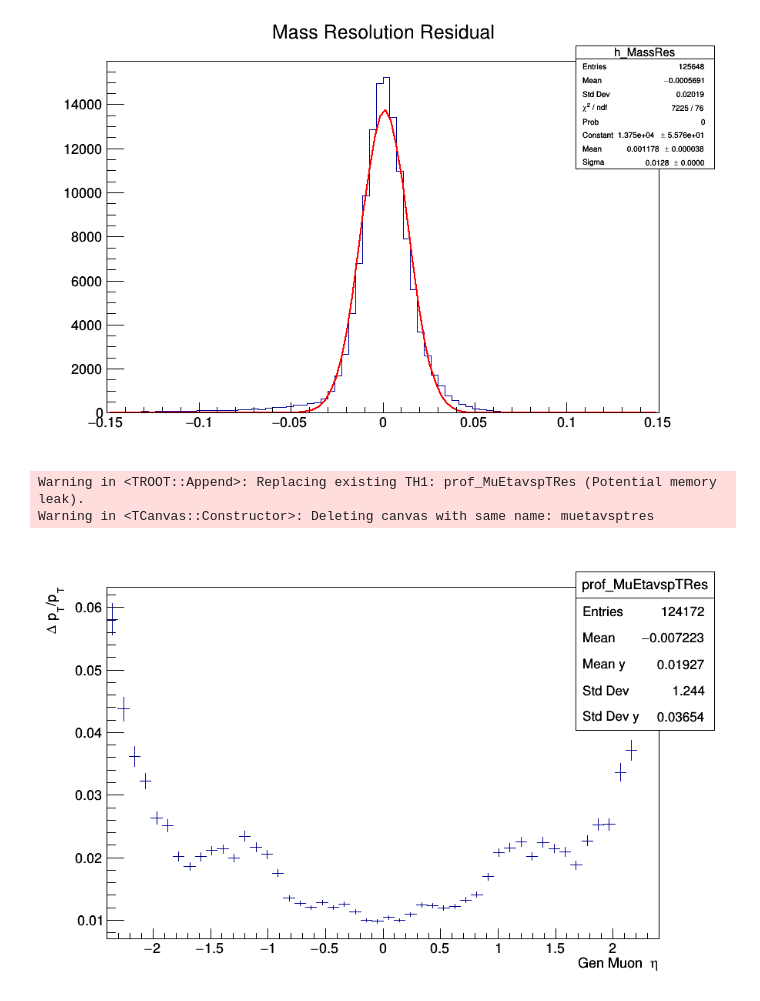
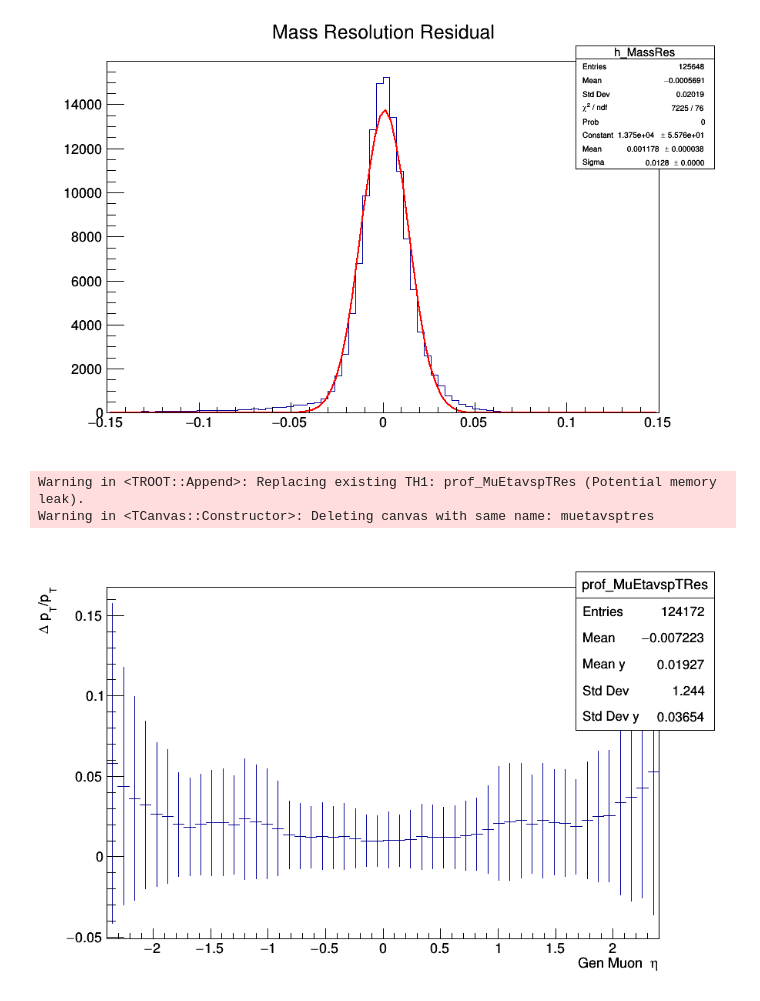
Before and after one commit to Taiantuia/MuonHATSatLPC2020, a Jupyter notebook: Exercise-2-Muon-momentum-scale-and-resolution-corrections.ipynb, the cells around one changed output. Cells and saved outputs as stored; diff of their text form; code cells hidden in the pictures.

```diff
--- a/Exercise-2-Muon-momentum-scale-and-resolution-corrections.ipynb
+++ b/Exercise-2-Muon-momentum-scale-and-resolution-corrections.ipynb
@@ -17,6 +18,6 @@ import roccor
 # %%
-#events=uproot.open('/cms/store/user/hats/Muon/DYJetsToMuMu_M-50_TuneCP5_13TeV-madgraphMLM-pythia8.root')['Events']
-file=uproot.open('~/Downloads/DYJetsToMuMu_M-50_TuneCP5_13TeV-madgraphMLM-pythia8.root')['Events']
+file=uproot.open('/cms/store/user/hats/Muon/DYJetsToMuMu_M-50_TuneCP5_13TeV-madgraphMLM-pythia8.root')['Events']
+#file=uproot.open('~/Downloads/DYJetsToMuMu_M-50_TuneCP5_13TeV-madgraphMLM-pythia8.root')['Events']
 # %%
 muon=ak.JaggedArray.zip(muon_pt=file.array('Muon_pt'), muon_eta= file.array('Muon_eta'), muon_phi= file.array('Muon_phi'),
                         muon_isglobal= file.array('Muon_isGlobal'), muon_istracker= file.array('Muon_isTracker'),
@@ -353,7 +342,7 @@ Error in <TFitResultPtr>: TFitResult is empty - use the fit option S
 Error in <TFitResultPtr>: TFitResult is empty - use the fit option S
 [figure]
 # %%
-prof_MuEtavspTRes = ROOT.TProfile("prof_MuEtavspTRes",";Gen Muon #eta;#Delta p_{T}/p_{T}",50,-2.4,2.4,0,1)
+prof_MuEtavspTRes = ROOT.TProfile("prof_MuEtavspTRes",";Gen Muon #eta;#Delta p_{T}/p_{T}",50,-2.4,2.4,0,1,'s')
 for ptres, eta in zip(pt_res, two_gen_muon_p4.eta.flatten()):
     prof_MuEtavspTRes.Fill(eta, ptres, 1)
 c8 = ROOT.TCanvas("muetavsptres","",900,600)
@@ -366,5 +353,5 @@ Warning in <TCanvas::Constructor>: Deleting canvas with same name: muetavsptres
 # %%
-prof_MupTvspTRes = ROOT.TProfile("prof_MupTvspTRes",";Gen Muon p_{T} [GeV];#Delta p_{T}/p_{T}",25,20,100,0,1)
+prof_MupTvspTRes = ROOT.TProfile("prof_MupTvspTRes",";Gen Muon p_{T} [GeV];#Delta p_{T}/p_{T}",25,20,100,0,1,'s')
 for ptres, pt in zip(pt_res, two_gen_muon_p4.pt.flatten()):
     prof_MupTvspTRes.Fill(pt, ptres, 1)
 c9 = ROOT.TCanvas("muptvsptres","",900,600)
@@ -385,5 +381,5 @@ Warning in <TCanvas::Constructor>: Deleting canvas with same name: muptvsptres
 # %%
-rc=roccor.RoccoR('RoccoR2018.txt')
+rc=RoccoR.RoccoR('RoccoR2018.txt')
 # %%
 random=np.random.rand(len(muon.muon_eta.flatten()))
 # %%
@@ -654,14 +652,14 @@ Error in <TFitResultPtr>: TFitResult is empty - use the fit option S
 Error in <TFitResultPtr>: TFitResult is empty - use the fit option S
 [figure]
 # %%
-prof_MuEtavspTRes = ROOT.TProfile("prof_MuEtavspTRes",";Gen Muon #eta;#Delta p_{T}/p_{T}",50,-2.4,2.4,0,1)
+prof_MuEtavspTRes = ROOT.TProfile("prof_MuEtavspTRes",";Gen Muon #eta;#Delta p_{T}/p_{T}",50,-2.4,2.4,0,1,'s')
 for ptres, eta in zip(pt_res, two_gen_muon_p4.eta.flatten()):
     prof_MuEtavspTRes.Fill(eta, ptres, 1)
 c18 = ROOT.TCanvas("muetavsptres","",900,600)
 prof_MuEtavspTRes.Draw()
 c18.Draw()
 # %% [output]
 Warning in <TROOT::Append>: Replacing existing TH1: prof_MuEtavspTRes (Potential memory leak).
 Warning in <TCanvas::Constructor>: Deleting canvas with same name: muetavsptres
-[figure, old version]
+[figure, new version]
 # %%
```
Also changed, not shown: parts of 20 cells of this notebook.
